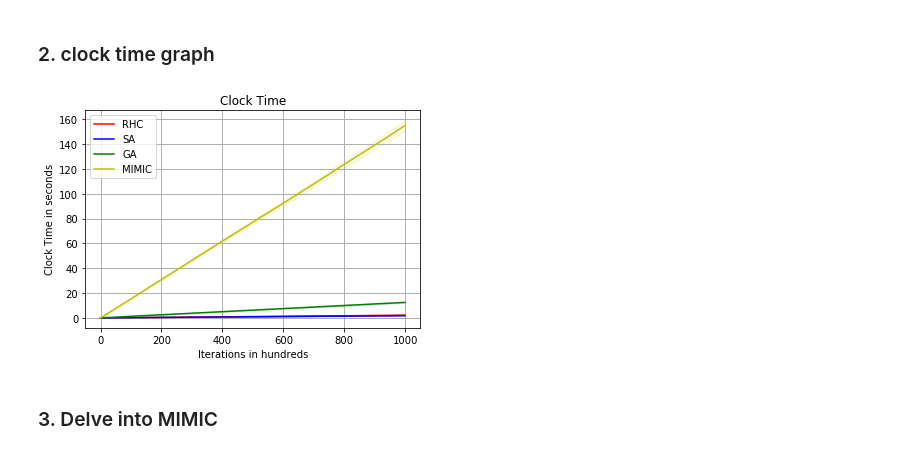
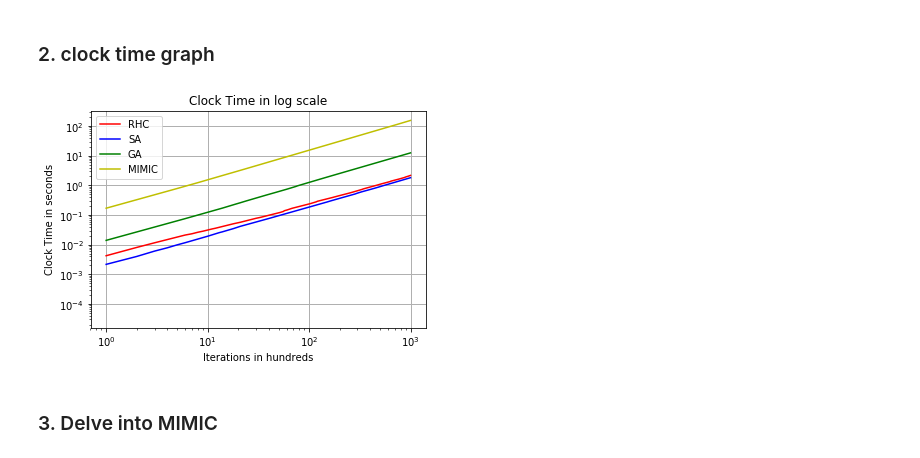
Before and after one commit to Quintus-Zhang/Randomized-Optimization, a Jupyter notebook: graphs.ipynb, the cells around one changed output. Saved outputs shown, nothing was run; the diff lists cells and outputs as text; code cells hidden in the pictures.

```diff
--- a/graphs.ipynb
+++ b/graphs.ipynb
@@ -407,50 +433,34 @@ t_ga = pd.read_csv('npsk_time_ga.csv', header=None)
 t_mimic = pd.read_csv('npsk_time_mimic.csv', header=None)
 # %%
 t_rhc_mean = t_rhc.mean()
-t_rhc_std = t_rhc.std()
 t_sa_mean = t_sa.mean()
-t_sa_std = t_sa.std()
 t_ga_mean = t_ga.mean()
-t_ga_std = t_ga.std()
 t_mimic_mean = t_mimic.mean()
-t_mimic_std = t_mimic.std()
-
 
 plt.figure()
 plt.grid(linewidth=1)
 plt.title('Clock Time')
 plt.xlabel("Iterations in hundreds")
 plt.ylabel("Clock Time in seconds")
+plt.title('Clock Time in log scale')
 
 # RHC
-plt.fill_between(t_rhc.columns, t_rhc_mean - t_rhc_std,
-                 t_rhc_mean + t_rhc_std, alpha=0.1,
-                 color="r")
-plt.plot(t_rhc.columns, t_rhc_mean, '-', color="r",
+plt.loglog(t_rhc.columns, t_rhc_mean, '-', color="r",
          label="RHC")
 # SA
-plt.fill_between(t_sa.columns, t_sa_mean - t_sa_std,
-                 t_sa_mean + t_sa_std, alpha=0.1,
-                 color="b")
-plt.plot(t_sa.columns, t_sa_mean, '-', color="b",
+plt.loglog(t_sa.columns, t_sa_mean, '-', color="b",
          label="SA")
 # GA
-plt.fill_between(t_ga.columns, t_ga_mean - t_ga_std,
-                 t_ga_mean + t_ga_std, alpha=0.1,
-                 color="g")
-plt.plot(t_ga.columns, t_ga_mean, '-', color="g",
+plt.loglog(t_ga.columns, t_ga_mean, '-', color="g",
          label="GA")
 # MIMIC
-plt.fill_between(t_mimic.columns, t_mimic_mean - t_mimic_std,
-                 t_mimic_mean + t_mimic_std, alpha=0.1,
-                 color="y")
-plt.plot(t_mimic.columns, t_mimic_mean, '-', color="y",
+plt.loglog(t_mimic.columns, t_mimic_mean, '-', color="y",
          label="MIMIC")
 
 plt.legend(loc="best")
 plt.show()
 # %% [output]
-[figure, old version]
+[figure, new version]
 # %% [markdown]
 ### 3. Delve into MIMIC
 # %%
```
Also changed, not shown: parts of 10 cells of this notebook, 3 other files.
